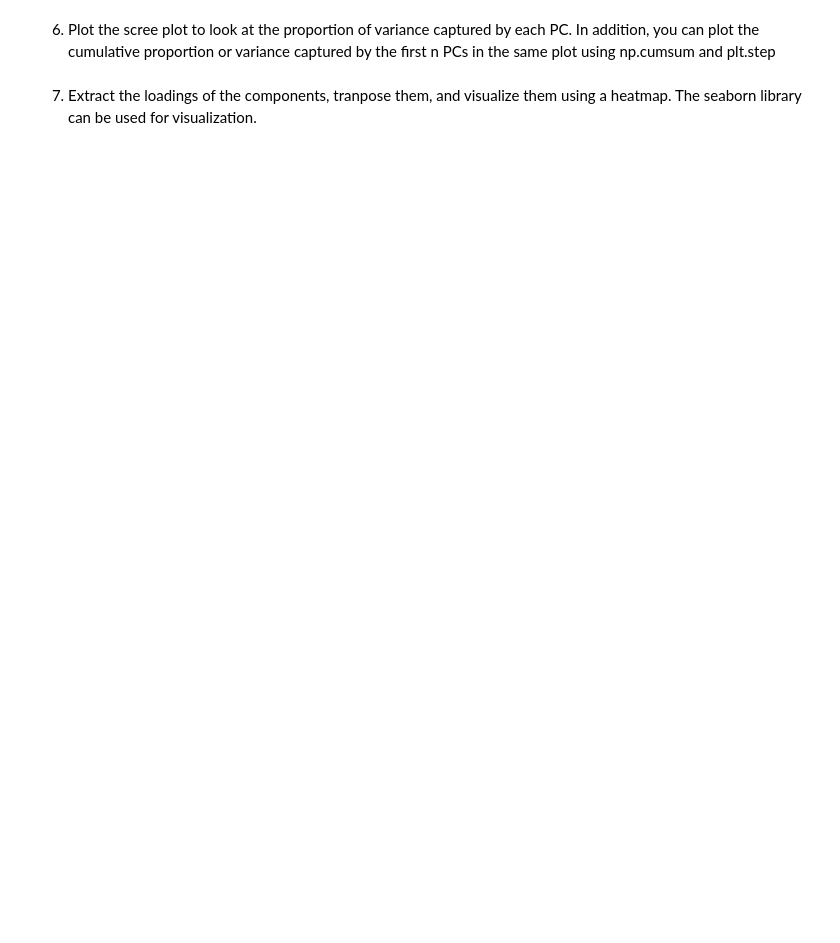
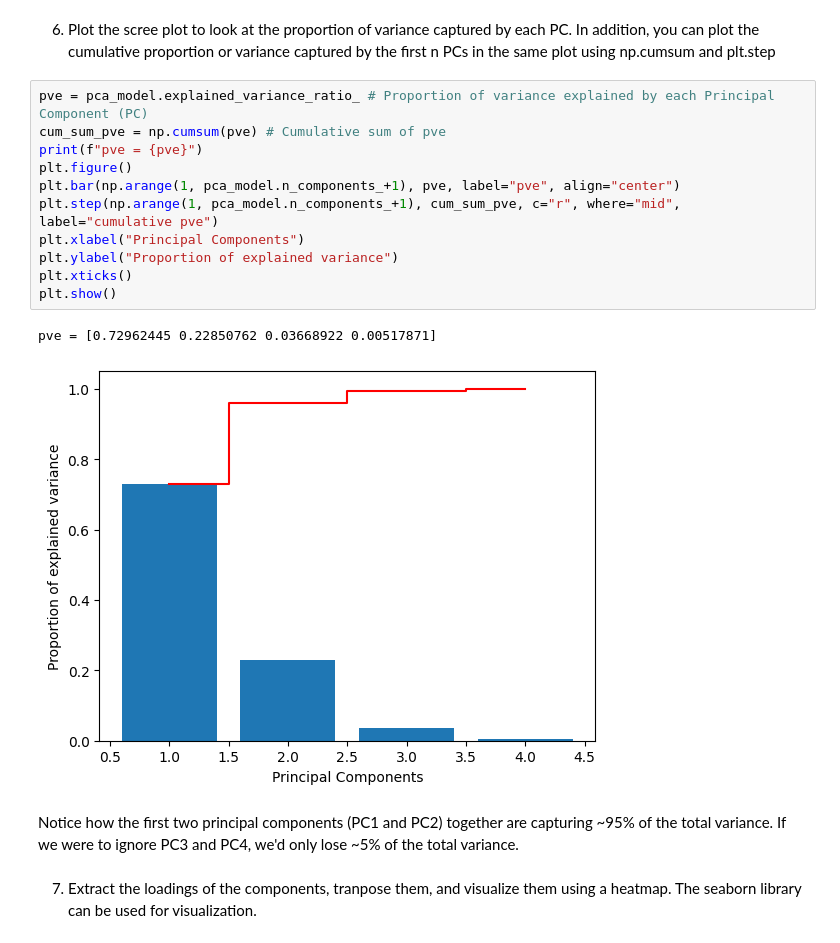
Before and after one commit to bhanu151/statistical-learning-course-2026, a Jupyter notebook: CSSL_10_PCA.ipynb, the cells around one changed output. Drawn from its saved outputs; the diff is of its cells as text; blank space fills up the shorter version.

```diff
--- a/CSSL_10_PCA.ipynb
+++ b/CSSL_10_PCA.ipynb
@@ -47,5 +72,21 @@ df_X_pca =
 # %% [markdown]
 6. Plot the scree plot to look at the proportion of variance captured by each PC. In addition, you can plot the cumulative proportion or variance captured by the first n PCs in the same plot using np.cumsum and plt.step
+# %%
+pve = pca_model.explained_variance_ratio_ # Proportion of variance explained by each Principal Component (PC)
+cum_sum_pve = np.cumsum(pve) # Cumulative sum of pve
+print(f"pve = {pve}")
+plt.figure()
+plt.bar(np.arange(1, pca_model.n_components_+1), pve, label="pve", align="center")
+plt.step(np.arange(1, pca_model.n_components_+1), cum_sum_pve, c="r", where="mid", label="cumulative pve")
+plt.xlabel("Principal Components")
+plt.ylabel("Proportion of explained variance")
+plt.xticks()
+plt.show()
+# %% [output]
+pve = [0.72962445 0.22850762 0.03668922 0.00517871]
+[figure, added]
+# %% [markdown]
+Notice how the first two principal components (PC1 and PC2) together are capturing ~95% of the total variance. If we were to ignore PC3 and PC4, we'd only lose ~5% of the total variance.
 # %% [markdown]
 7. Extract the loadings of the components, tranpose them, and visualize them using a heatmap. The seaborn library can be used for visualization.
 # %%
```
Also changed, not shown: parts of 16 cells of this notebook.
